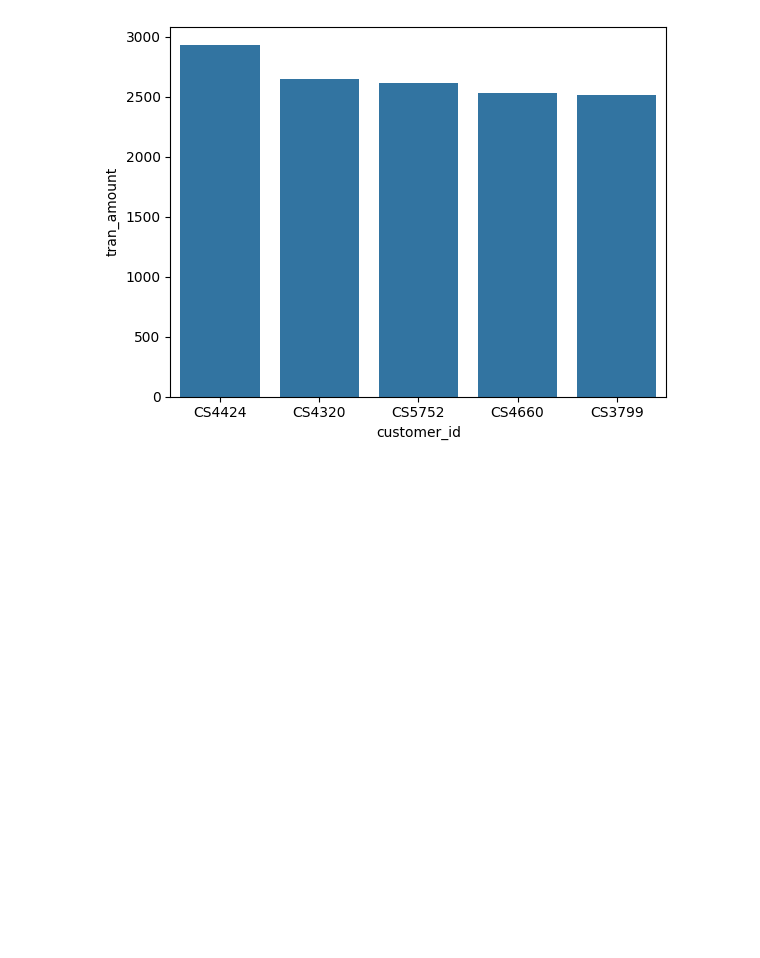
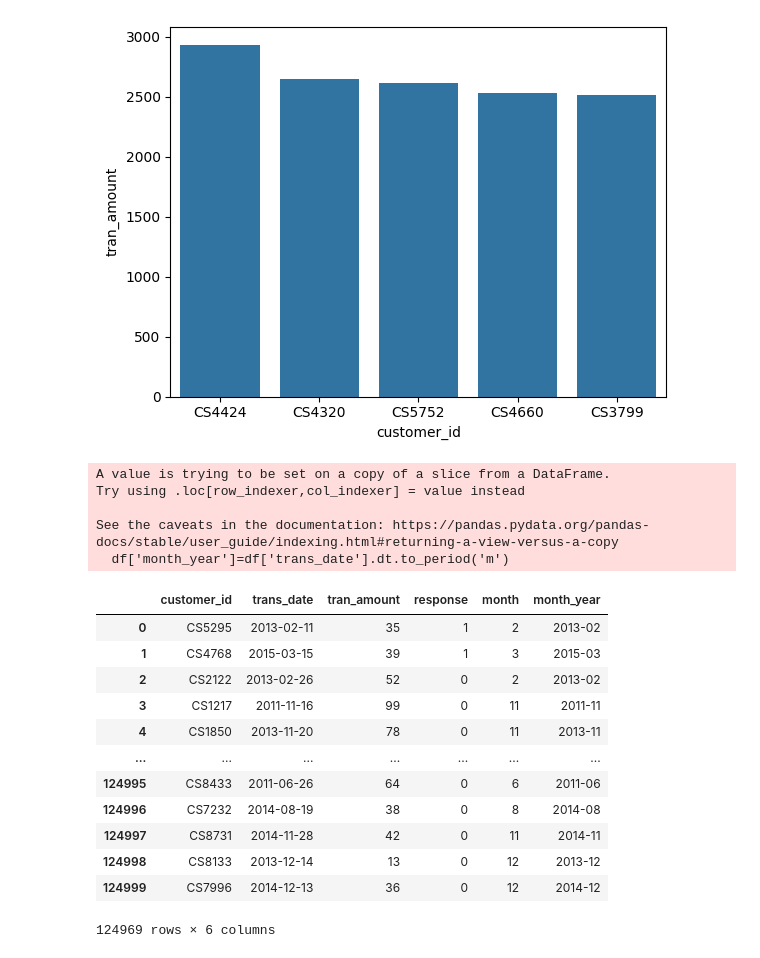
Before and after one commit to Rajyalaxmi29/data-analysis-project, a Jupyter notebook: DataProject.ipynb, the cells around one changed output. Saved outputs shown, nothing was run; the diff lists cells and outputs as text; code cells hidden in the pictures; blank space fills up the shorter version.

```diff
--- a/DataProject.ipynb
+++ b/DataProject.ipynb
@@ -275,3 +275,30 @@ sns.barplot(x='customer_id',y='tran_amount',data=top_5_sal)
 # %% [output]
 <Axes: xlabel='customer_id', ylabel='tran_amount'>
 [figure]
+# %%
+#advanced analysis
+
+#time series analysis
+
+import matplotlib.dates as mdates
+df['month_year']=df['trans_date'].dt.to_period('m')
+df
+# %% [output]
+A value is trying to be set on a copy of a slice from a DataFrame.
+Try using .loc[row_indexer,col_indexer] = value instead
+
+See the caveats in the documentation: https://pandas.pydata.org/pandas-docs/stable/user_guide/indexing.html#returning-a-view-versus-a-copy
+  df['month_year']=df['trans_date'].dt.to_period('m')
+|  | customer_id | trans_date | tran_amount | response | month | month_year |
+| 0 | CS5295 | 2013-02-11 | 35 | 1 | 2 | 2013-02 |
+| 1 | CS4768 | 2015-03-15 | 39 | 1 | 3 | 2015-03 |
+| 2 | CS2122 | 2013-02-26 | 52 | 0 | 2 | 2013-02 |
+| 3 | CS1217 | 2011-11-16 | 99 | 0 | 11 | 2011-11 |
+| 4 | CS1850 | 2013-11-20 | 78 | 0 | 11 | 2013-11 |
+| ... | ... | ... | ... | ... | ... | ... |
+| 124995 | CS8433 | 2011-06-26 | 64 | 0 | 6 | 2011-06 |
+| 124996 | CS7232 | 2014-08-19 | 38 | 0 | 8 | 2014-08 |
+| 124997 | CS8731 | 2014-11-28 | 42 | 0 | 11 | 2014-11 |
+| 124998 | CS8133 | 2013-12-14 | 13 | 0 | 12 | 2013-12 |
+| 124999 | CS7996 | 2014-12-13 | 36 | 0 | 12 | 2014-12 |
+124969 rows × 6 columns
```
Also changed, not shown: parts of 5 cells of this notebook.
